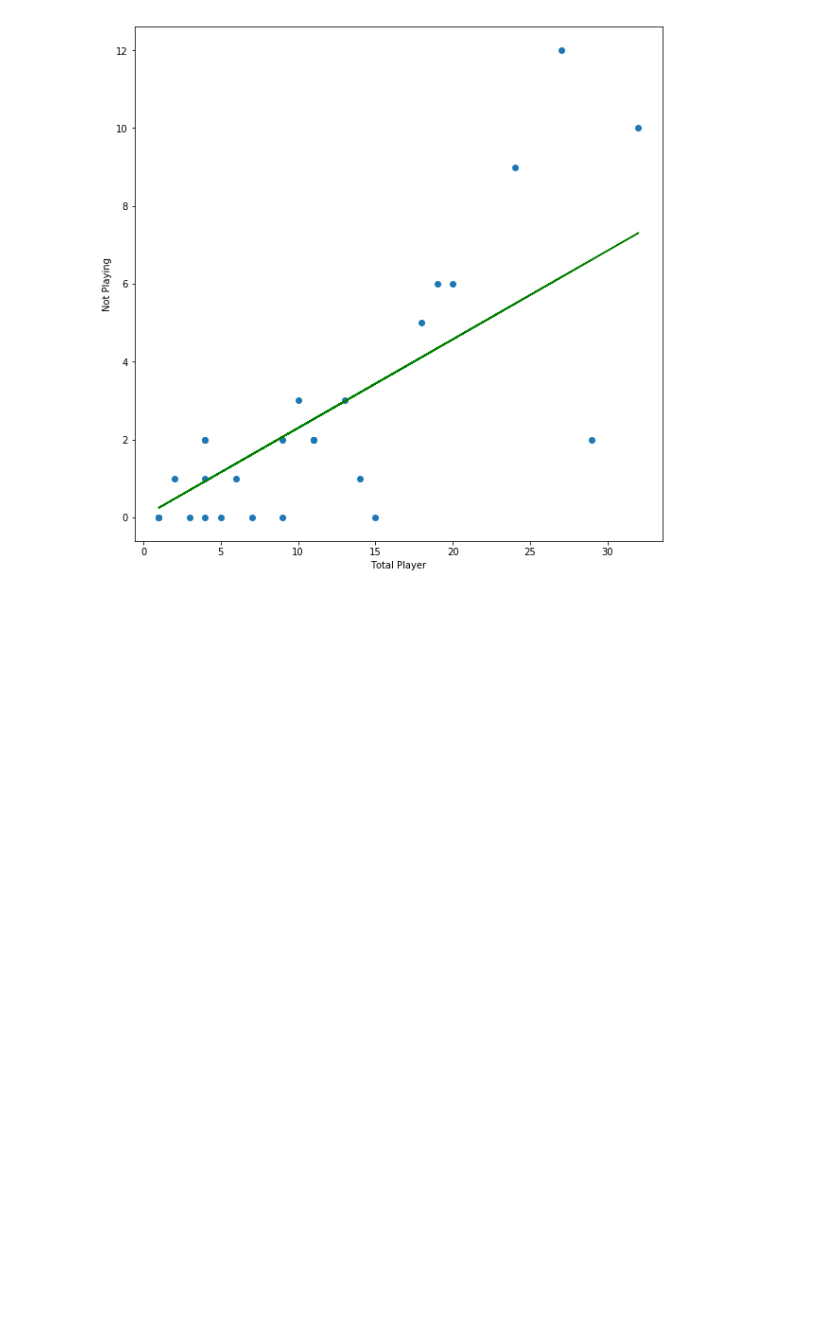
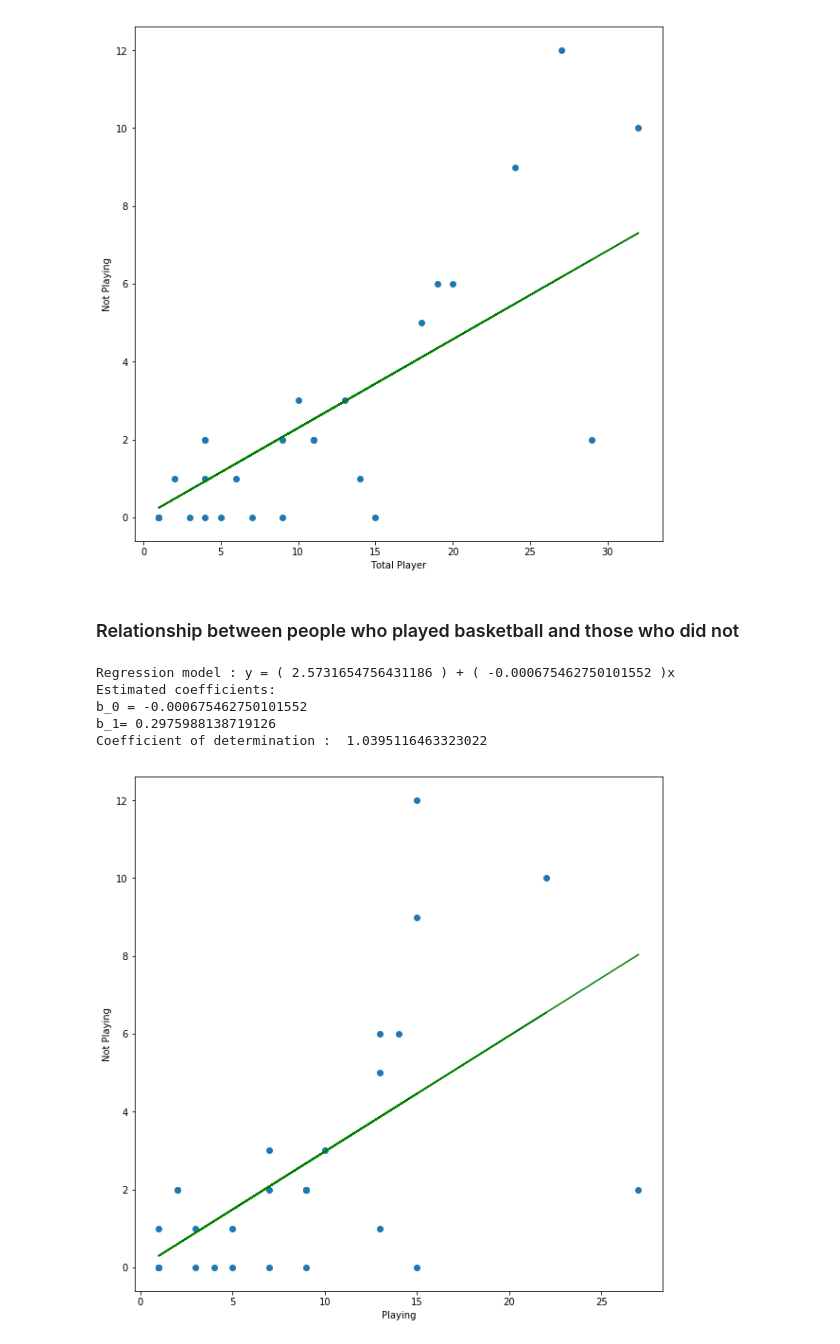
Before and after one commit to badgooooor/basketball-survey, a Jupyter notebook: Basketball Court Survey - Data Analysis.ipynb, the cells around one changed output. Saved outputs shown, nothing was run; the diff lists cells and outputs as text; code cells hidden in the pictures; blank space fills up the shorter version.

Commit message:
:alembic: Try some co-relation since pure curiousity

```diff
--- a/Basketball Court Survey - Data Analysis.ipynb
+++ b/Basketball Court Survey - Data Analysis.ipynb
@@ -144,3 +144,20 @@ b_0 = 0.0167926622314587
 b_1= 0.22780192820865977
 Coefficient of determination :  1.0235132899205297
 [figure]
+# %% [markdown]
+### Relationship between people who played basketball and those who did not
+# %%
+b = estimate_coefficients(data['Playing'], data['Not Playing'])
+
+print("Regression model : y = (", data['Not Playing'].mean() - b[0]*data['Not Playing'].mean(), ') + (', b[0],')x')
+print("Estimated coefficients:\nb_0 = {} \nb_1= {}".format(b[0], b[1]))
+print("Coefficient of determination : ", b[2])
+
+plot_regression_line(data['Playing'], data['Not Playing'], 'Playing', 'Not Playing', b)
+# %% [output]
+Regression model : y = ( 2.5731654756431186 ) + ( -0.000675462750101552 )x
+Estimated coefficients:
+b_0 = -0.000675462750101552
+b_1= 0.2975988138719126
+Coefficient of determination :  1.0395116463323022
+[figure, added]
```
Also changed, not shown: parts of 1 cell of this notebook.
